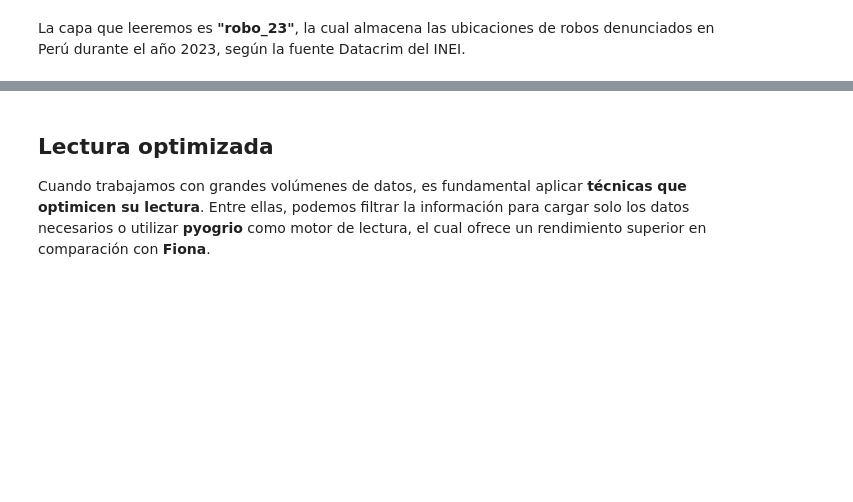
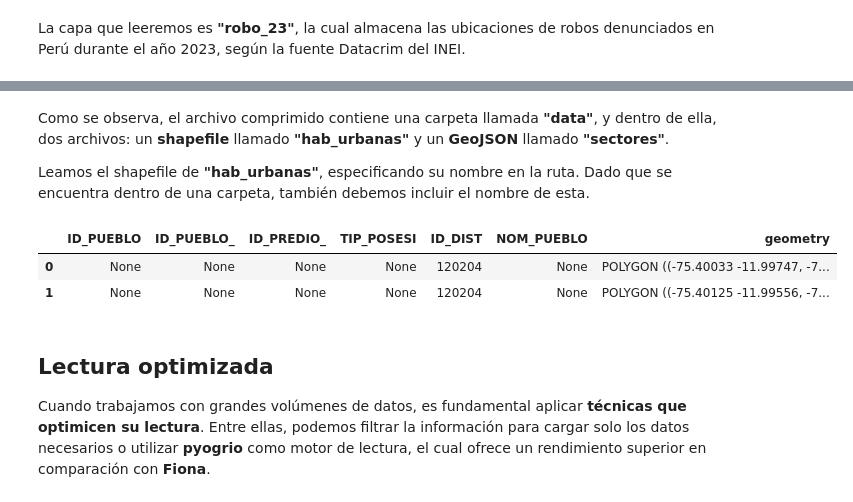
Before and after one commit to chlopezgis/book-geopython, a Jupyter notebook: _sources/read_file.ipynb, the cells around one changed output, grey strips where cells are left out. Cells and saved outputs as stored; diff of their text form; code cells hidden in the pictures; blank space fills up the shorter version.

```diff
--- a/_sources/read_file.ipynb
+++ b/_sources/read_file.ipynb
@@ -187,3 +250,20 @@ robos.head(2)
+# %% [markdown]
+Como se observa, el archivo comprimido contiene una carpeta llamada **"data"**, y dentro de ella, dos archivos: un **shapefile** llamado **"hab_urbanas"** y un **GeoJSON** llamado **"sectores"**.
+
+Leamos el shapefile de **"hab_urbanas"**, especificando su nombre en la ruta. Dado que se encuentra dentro de una carpeta, también debemos incluir el nombre de esta.
+# %%
+# Ruta del archivo ZIP de catastro, especificando la carpeta y la capa
+fileBarrios = r'D:\Charlie\01_Cartografia\cartografia.zip!data/hab_urbanas.shp'
+
+# Lectura de datos
+barrios = gpd.read_file(fileBarrios, encoding='UTF-8')
+
+# Visualizar las dos primeras filas
+barrios.iloc[:2, list(range(1,7)) + [-1]]
+# %% [output]
+|  | ID_PUEBLO | ID_PUEBLO_ | ID_PREDIO_ | TIP_POSESI | ID_DIST | NOM_PUEBLO | geometry |
+| 0 | None | None | None | None | 120204 | None | POLYGON ((-75.40033 -11.99747, -7... |
+| 1 | None | None | None | None | 120204 | None | POLYGON ((-75.40125 -11.99556, -7... |
 # %% [markdown]
 ## **Lectura optimizada**
 
```
Also changed, not shown: parts of 32 cells of this notebook, 5 other files.
